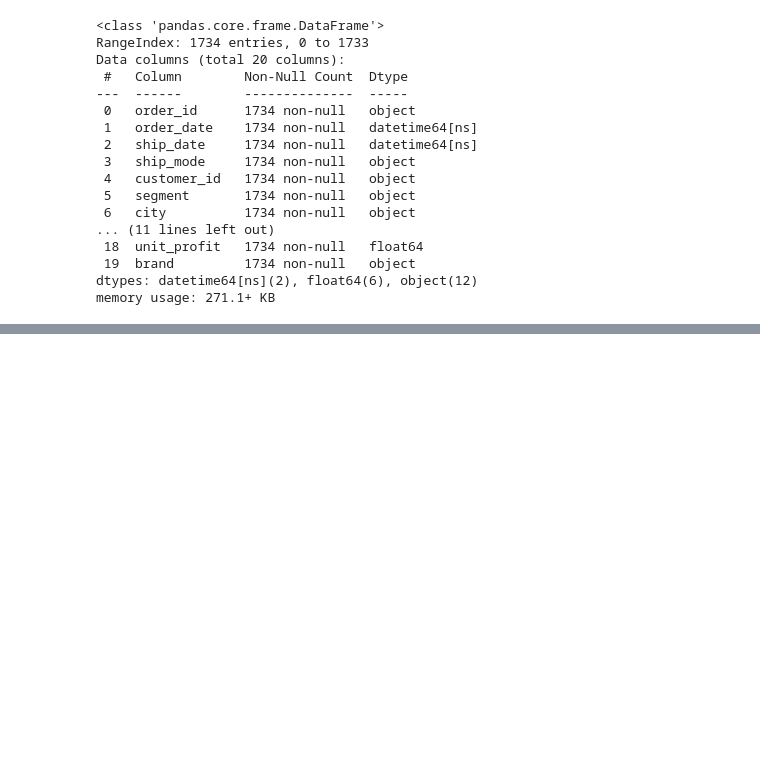
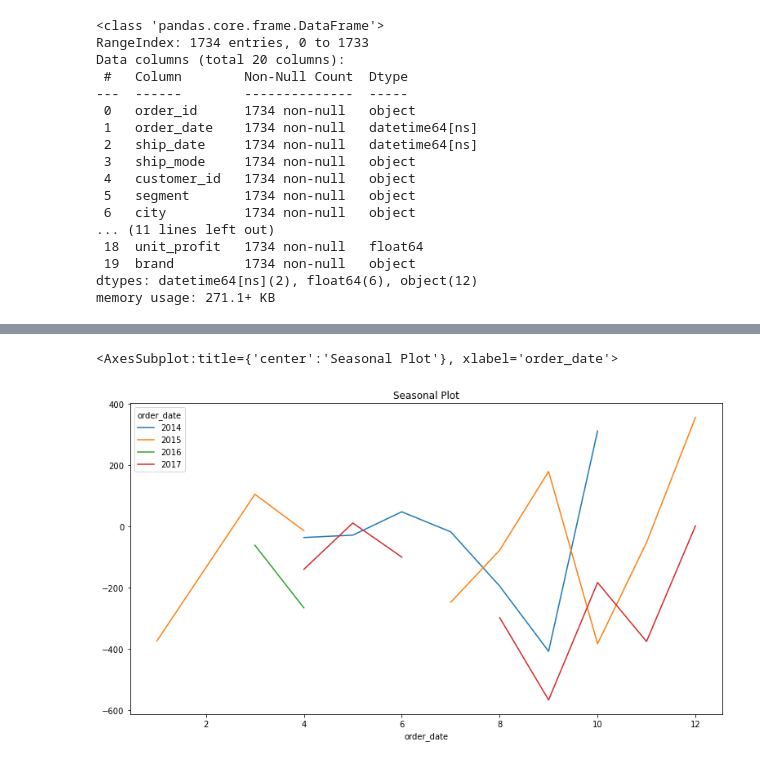
Before and after one commit to Waterman-Teceno-TSA/time-series-project, a Jupyter notebook: waterman_wrangle.ipynb, the cells around one changed output, grey strips where cells are left out. Saved outputs shown, nothing was run; the diff lists cells and outputs as text; code cells hidden in the pictures; blank space fills up the shorter version.

```diff
--- a/waterman_wrangle.ipynb
+++ b/waterman_wrangle.ipynb
@@ -97,0 +289,2 @@ df.head()
+# %%
+df_table = df[df.sub_category == 'Tables']
@@ -97,0 +360,2 @@ df.head()
+# %%
+df_table.index = df_table.order_date
@@ -97,0 +384,7 @@ df.head()
+# %%
+y = df_table.profit
+# %%
+y.groupby([y.index.year, y.index.month]).mean().unstack(0).plot(title='Seasonal Plot', figsize=(13,7))
+# %% [output]
+<AxesSubplot:title={'center':'Seasonal Plot'}, xlabel='order_date'>
+[figure, added]
```
Also changed, not shown: parts of 46 cells of this notebook.
